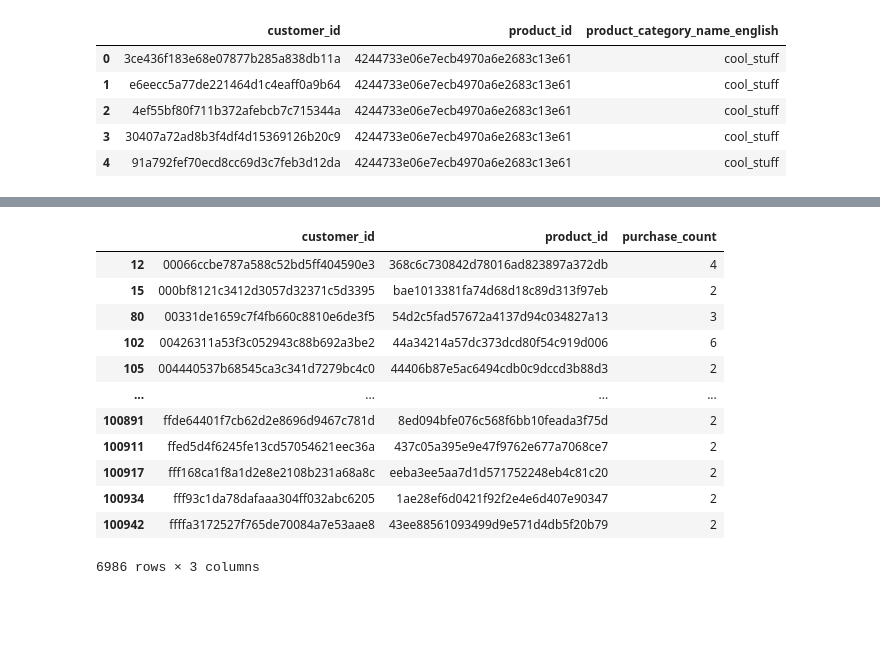
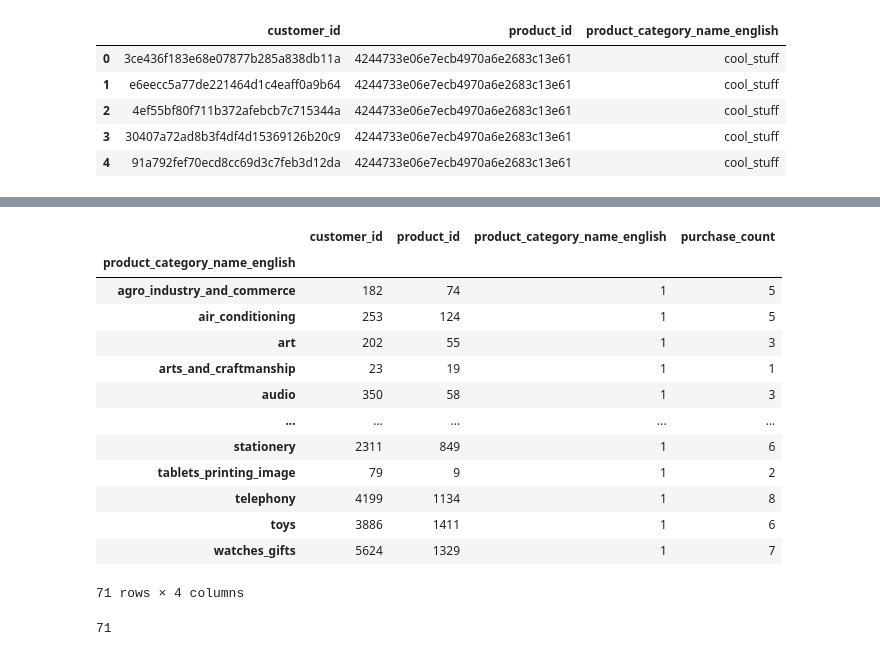
Before and after one commit to amilakanishka/ECommerce-Product-Recommender-Using-Machine-Learning, a Jupyter notebook: Jamie/Data_Wrangler.ipynb, the cells around one changed output, grey strips where cells are left out. Saved outputs shown, nothing was run; the diff lists cells and outputs as text; code cells hidden in the pictures; blank space fills up the shorter version.

```diff
--- a/Jamie/Data_Wrangler.ipynb
+++ b/Jamie/Data_Wrangler.ipynb
@@ -137,16 +142,24 @@ freq_data.groupby('product_category_name_english').
-# %%
-freq_data[freq_data['purchase_count']>1]
-# %% [output]
-|  | customer_id | product_id | purchase_count |
-| 12 | 00066ccbe787a588c52bd5ff404590e3 | 368c6c730842d78016ad823897a372db | 4 |
-| 15 | 000bf8121c3412d3057d32371c5d3395 | bae1013381fa74d68d18c89d313f97eb | 2 |
-| 80 | 00331de1659c7f4fb660c8810e6de3f5 | 54d2c5fad57672a4137d94c034827a13 | 3 |
-| 102 | 00426311a53f3c052943c88b692a3be2 | 44a34214a57dc373dcd80f54c919d006 | 6 |
-| 105 | 004440537b68545ca3c341d7279bc4c0 | 44406b87e5ac6494cdb0c9dccd3b88d3 | 2 |
-| ... | ... | ... | ... |
-| 100891 | ffde64401f7cb62d2e8696d9467c781d | 8ed094bfe076c568f6bb10feada3f75d | 2 |
-| 100911 | ffed5d4f6245fe13cd57054621eec36a | 437c05a395e9e47f9762e677a7068ce7 | 2 |
-| 100917 | fff168ca1f8a1d2e8e2108b231a68a8c | eeba3ee5aa7d1d571752248eb4c81c20 | 2 |
-| 100934 | fff93c1da78dafaaa304ff032abc6205 | 1ae28ef6d0421f92f2e4e6d407e90347 | 2 |
-| 100942 | ffffa3172527f765de70084a7e53aae8 | 43ee88561093499d9e571d4db5f20b79 | 2 |
-6986 rows × 3 columns
+# %%
+# Find number of unique product_category_name_english
+freq_data.groupby('product_category_name_english').nunique()
+# %% [output]
+|  | customer_id | product_id | product_category_name_english | purchase_count |
+| product_category_name_english |  |  |  |  |
+| agro_industry_and_commerce | 182 | 74 | 1 | 5 |
+| air_conditioning | 253 | 124 | 1 | 5 |
+| art | 202 | 55 | 1 | 3 |
+| arts_and_craftmanship | 23 | 19 | 1 | 1 |
+| audio | 350 | 58 | 1 | 3 |
+| ... | ... | ... | ... | ... |
+| stationery | 2311 | 849 | 1 | 6 |
+| tablets_printing_image | 79 | 9 | 1 | 2 |
+| telephony | 4199 | 1134 | 1 | 8 |
+| toys | 3886 | 1411 | 1 | 6 |
+| watches_gifts | 5624 | 1329 | 1 | 7 |
+71 rows × 4 columns
+# %%
+# Get unique product_category_name_english and insert into an array
+unique_product_category = freq_data.product_category_name_english.unique()
+print(len(unique_product_category))
+# %% [output]
+71
```
Also changed, not shown: parts of 19 cells of this notebook.
